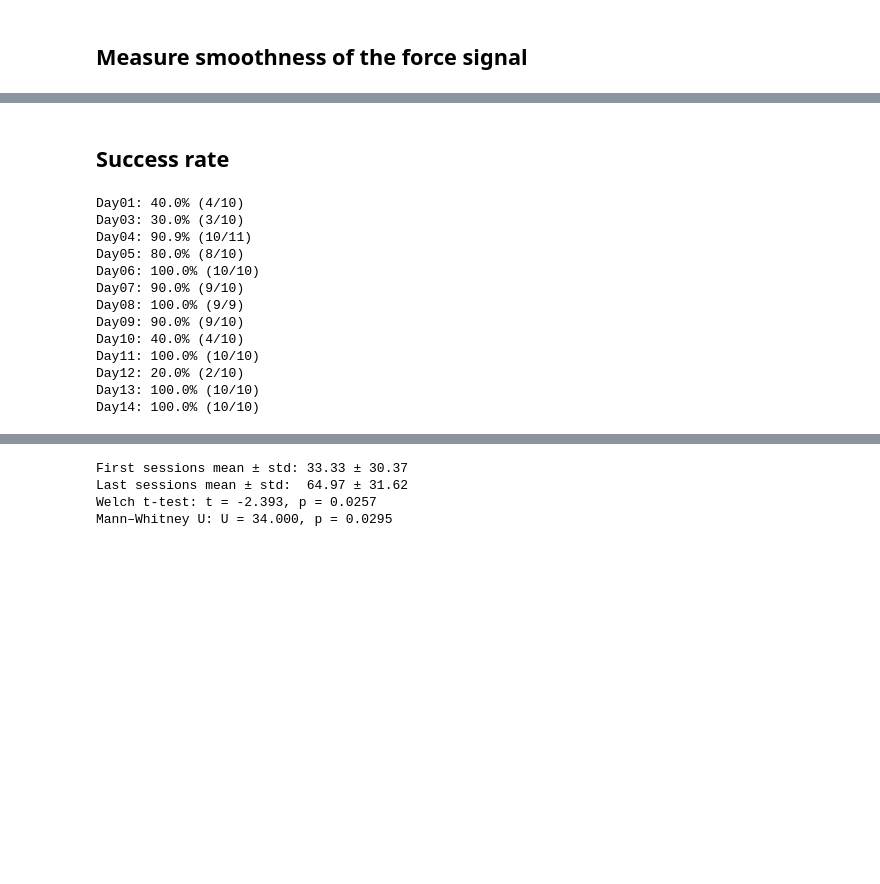
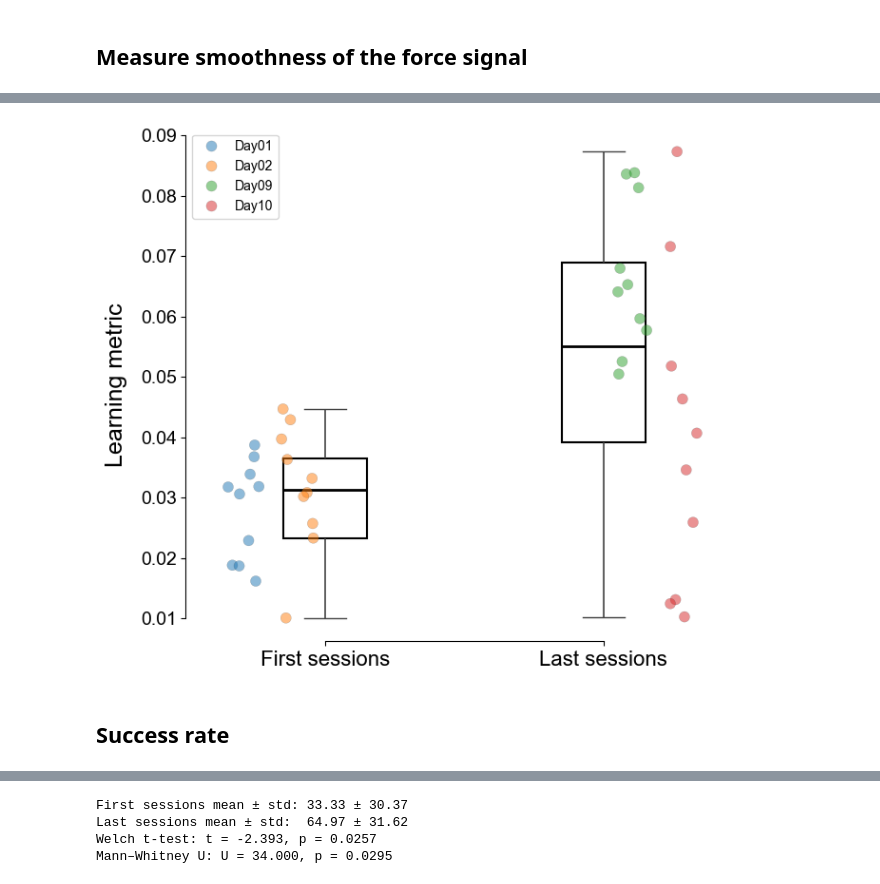
Before and after one commit to natmtc/flexible-motoneuron-control, a Jupyter notebook: Experimental_data_analysis_test.ipynb, the cells around one changed output, grey strips where cells are left out. Cells and saved outputs as stored; diff of their text form; code cells hidden in the pictures; blank space fills up the shorter version.

```diff
--- a/Experimental_data_analysis_test.ipynb
+++ b/Experimental_data_analysis_test.ipynb
@@ -909,56 +992,9 @@ fig = compute_signal_smoothness('/Users/nmt121/Desktop/DATA/S2/', fsamp=2048)
+# %%
+from functions_analysis_online_control_exp.smoothness_force_signal import *
+
+fig = compute_signal_smoothness('/Users/nmt121/Desktop/DATA/S7/', fsamp=2048)
+# fig.savefig("/Users/nmt121/Desktop/Figures/learningmetric7_amplitudefft.pdf", dpi=300, bbox_inches='tight')
+# %% [output]
+[figure, added]
 # %% [markdown]
 ## Success rate
-# %%
-def extract_day(filename):
-    match = re.search(r"(Day\d{2})", filename)
-    return match.group(1) if match else None
-
-def trial_success_rate_per_day(directory_path, fsamp=2048, success_thresh=17.0):
-
-    pkl_files = [f for f in os.listdir(directory_path) if f.endswith(".pkl")]
-
-    # group files by day
-    files_by_day = {}
-    for f in pkl_files:
-        day = extract_day(f)
-        if day:
-            files_by_day.setdefault(day, []).append(f)
-
-    results = {}
-    for day, files in sorted(files_by_day.items()):
-        n_total, n_success = 0, 0
-        for file_name in files:
-            file_path = os.path.join(directory_path, file_name)
-            with open(file_path, 'rb') as f:
-                data = pickle.load(f)
-            force_signal = np.array(data['Force'].tolist())[0]
-            duration_sec = len(force_signal) / fsamp
-
-            n_total += 1
-            if duration_sec < success_thresh:
-                n_success += 1
-
-        success_rate = 100.0 * n_success / n_total if n_total > 0 else np.nan
-        results[day] = {"success_rate": success_rate,"n_success": n_success,"n_total": n_total}
-
-    return results
-
-
-results = trial_success_rate_per_day('/Users/nmt121/Desktop/DATA/S1/', fsamp=2048)
-
-for day, stats in results.items():
-    print(f"{day}: {stats['success_rate']:.1f}% ({stats['n_success']}/{stats['n_total']})")
-# %% [output]
-Day01: 40.0% (4/10)
-Day03: 30.0% (3/10)
-Day04: 90.9% (10/11)
-Day05: 80.0% (8/10)
-Day06: 100.0% (10/10)
-Day07: 90.0% (9/10)
-Day08: 100.0% (9/9)
-Day09: 90.0% (9/10)
-Day10: 40.0% (4/10)
-Day11: 100.0% (10/10)
-Day12: 20.0% (2/10)
-Day13: 100.0% (10/10)
-Day14: 100.0% (10/10)
```
Also changed, not shown: parts of 25 cells of this notebook, 25 other files.
